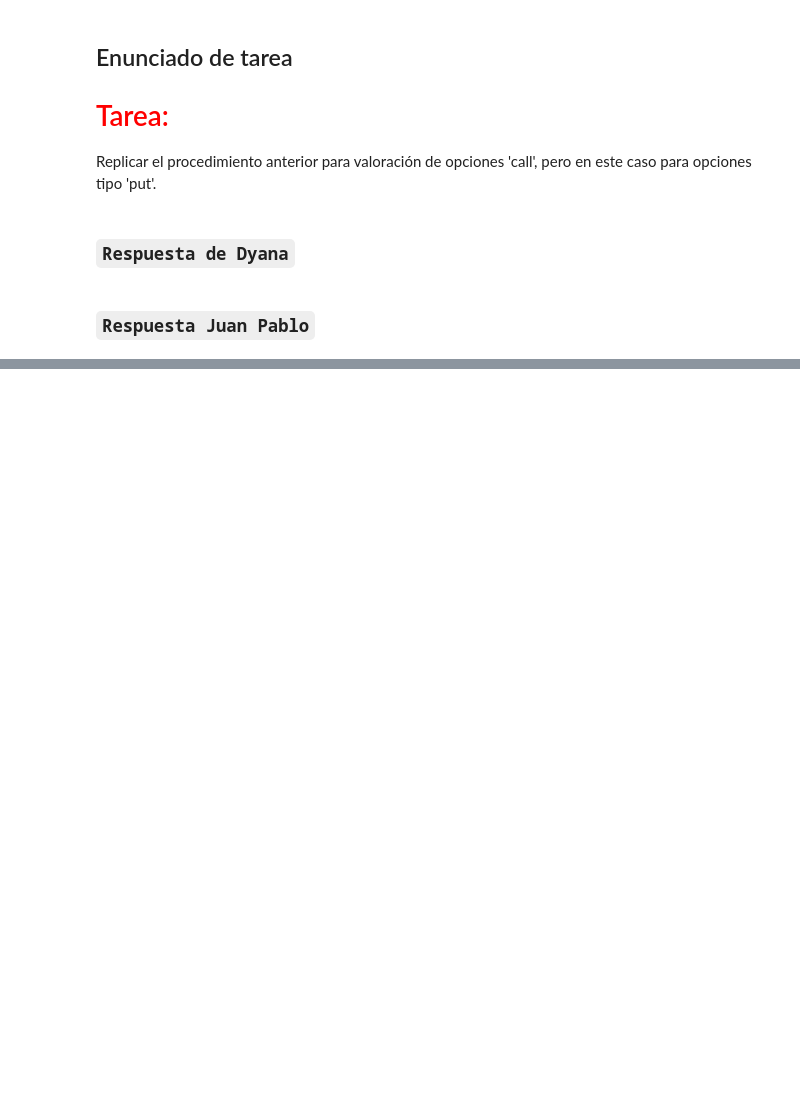
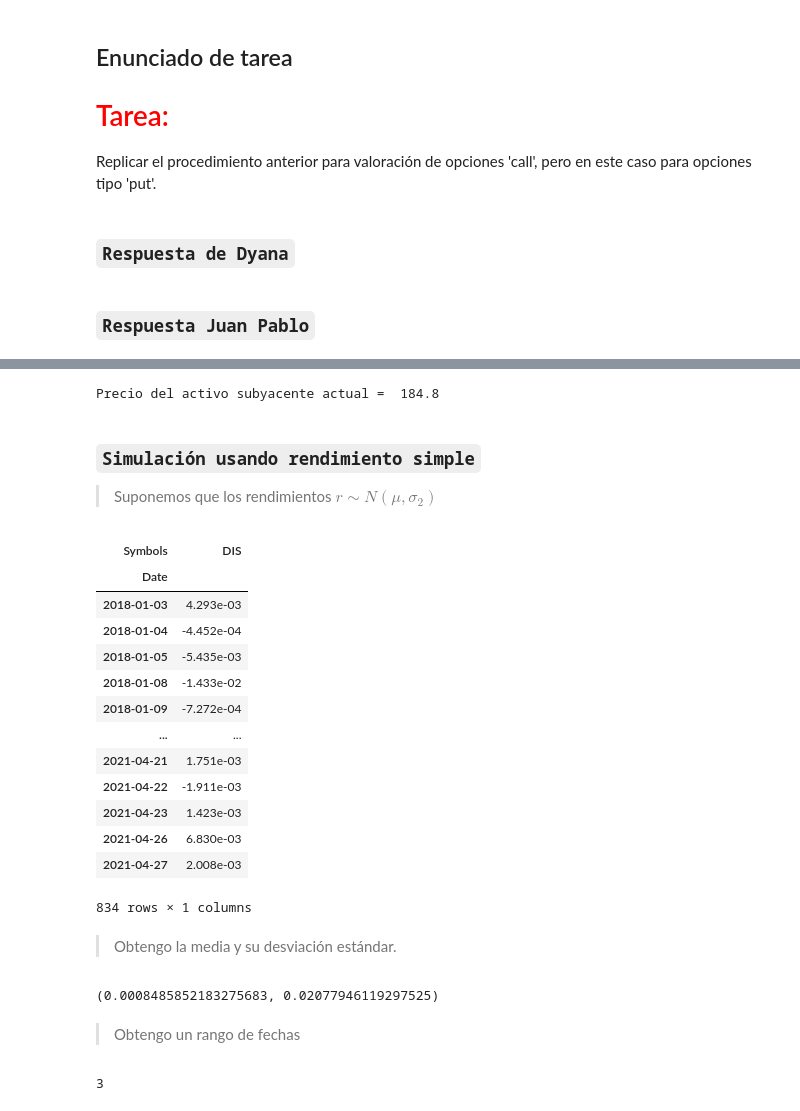
Before and after one commit to JuanPablo2019/Tarea9, a Jupyter notebook: Tarea9.ipynb, the cells around one changed output, grey strips where cells are left out. Drawn from its saved outputs; the diff is of its cells as text; code cells hidden in the pictures; blank space fills up the shorter version.

```diff
--- a/Tarea9.ipynb
+++ b/Tarea9.ipynb
@@ -32,0 +134,48 @@ Replicar el procedimiento anterior para valoración de opciones 'call', pero en
+# %%
+print('Precio del activo subyacente actual = ',opcion_valuar.Underlying_Price)
+# %% [output]
+Precio del activo subyacente actual =  184.8
+# %% [markdown]
+### `Simulación usando rendimiento simple`
+
+>Suponemos que los rendimientos $r\sim N(\mu,\sigma_{2})$
+# %%
+ret = closes_dis.pct_change().iloc[1:]
+# %% [output]
+| Symbols | DIS |
+| Date |  |
+| 2018-01-03 | 4.293e-03 |
+| 2018-01-04 | -4.452e-04 |
+| 2018-01-05 | -5.435e-03 |
+| 2018-01-08 | -1.433e-02 |
+| 2018-01-09 | -7.272e-04 |
+| ... | ... |
+| 2021-04-21 | 1.751e-03 |
+| 2021-04-22 | -1.911e-03 |
+| 2021-04-23 | 1.423e-03 |
+| 2021-04-26 | 6.830e-03 |
+| 2021-04-27 | 2.008e-03 |
+834 rows × 1 columns
+# %% [markdown]
+>Obtengo la media y su desviación estándar.
+# %%
+mu = ret.mean()[0]
+sigma = ret.std()[0]
+
+mu,sigma
+# %% [output]
+(0.0008485852183275683, 0.02077946119297525)
+# %% [markdown]
+>Obtengo un rango de fechas
+# %%
+from datetime import date
+
+today = pd.to_datetime(date.today())
+expiry = opcion_valuar.Expiry
+
+ndays = (expiry-today).days
+nscen = 1000
+dates = pd.date_range(start=today, periods = ndays)
+ndays
+# %% [output]
+3
```
Also changed, not shown: parts of 10 cells of this notebook.
